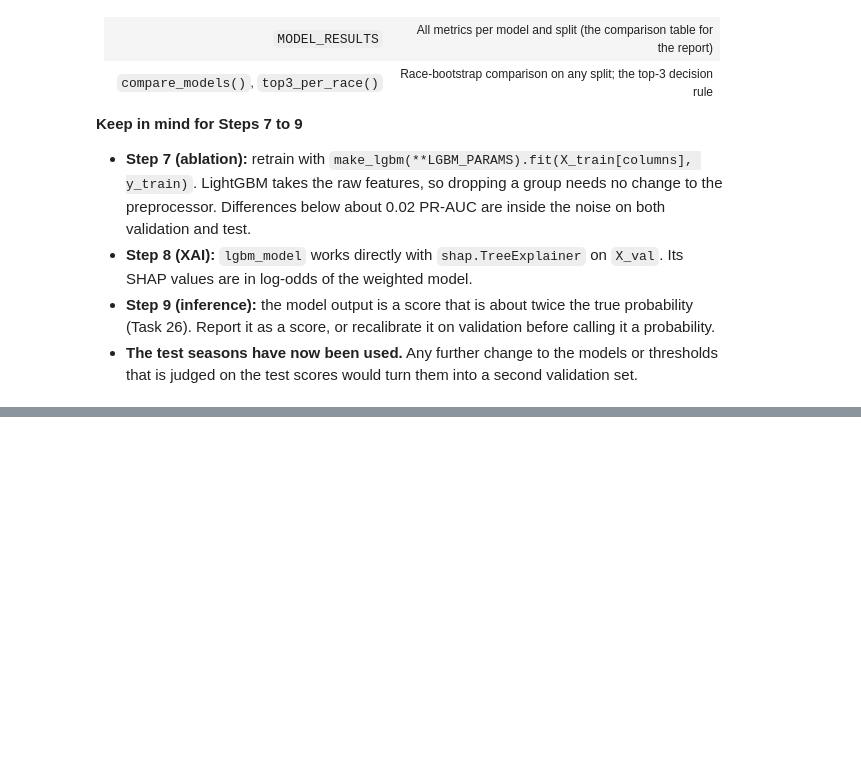
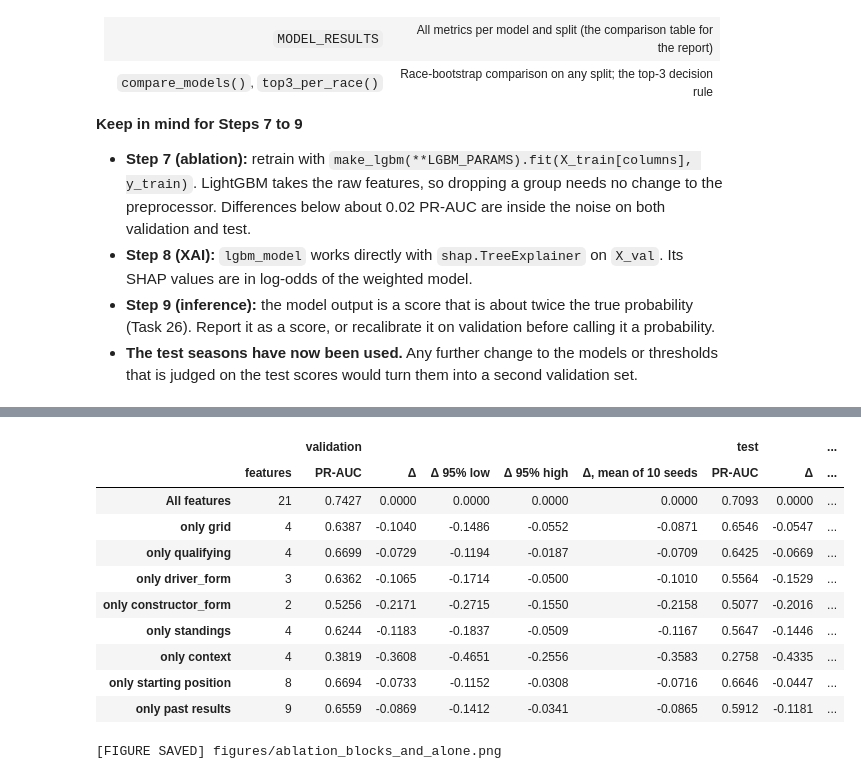
Before and after one commit to Abdel-RahmanIII/Formula-1, a Jupyter notebook: formula-1.ipynb, the cells around one changed output, grey strips where cells are left out. Drawn from its saved outputs; the diff is of its cells as text; code cells hidden in the pictures; blank space fills up the shorter version.

```diff
--- a/formula-1.ipynb
+++ b/formula-1.ipynb
@@ -3400,0 +3574,41 @@ The untuned logistic regression is level with the forest and LightGBM and slight
+# %%
+# Task 31.2: train on one group or one block alone
+alone_ablation = ablation_table({**{f"only {group}": cols for group, cols in FEATURE_GROUPS.items()},
+                                 **{f"only {block}": cols for block, cols in BLOCK_COLUMNS.items() if len(FEATURE_BLOCKS[block]) > 1}})
+display(alone_ablation.round(4))
+# %% [output]
+|  |  | validation |  |  |  |  | test |  | ... |
+|  | features | PR-AUC | Δ | Δ 95% low | Δ 95% high | Δ, mean of 10 seeds | PR-AUC | Δ | ... |
+| All features | 21 | 0.7427 | 0.0000 | 0.0000 | 0.0000 | 0.0000 | 0.7093 | 0.0000 | ... |
+| only grid | 4 | 0.6387 | -0.1040 | -0.1486 | -0.0552 | -0.0871 | 0.6546 | -0.0547 | ... |
+| only qualifying | 4 | 0.6699 | -0.0729 | -0.1194 | -0.0187 | -0.0709 | 0.6425 | -0.0669 | ... |
+| only driver_form | 3 | 0.6362 | -0.1065 | -0.1714 | -0.0500 | -0.1010 | 0.5564 | -0.1529 | ... |
+| only constructor_form | 2 | 0.5256 | -0.2171 | -0.2715 | -0.1550 | -0.2158 | 0.5077 | -0.2016 | ... |
+| only standings | 4 | 0.6244 | -0.1183 | -0.1837 | -0.0509 | -0.1167 | 0.5647 | -0.1446 | ... |
+| only context | 4 | 0.3819 | -0.3608 | -0.4651 | -0.2556 | -0.3583 | 0.2758 | -0.4335 | ... |
+| only starting position | 8 | 0.6694 | -0.0733 | -0.1152 | -0.0308 | -0.0716 | 0.6646 | -0.0447 | ... |
+| only past results | 9 | 0.6559 | -0.0869 | -0.1412 | -0.0341 | -0.0865 | 0.5912 | -0.1181 | ... |
+# %%
+# Task 31.3: blocks removed, and groups and blocks used alone
+fig, axes = plt.subplots(1, 2, figsize=(16, 6.5), gridspec_kw={"width_ratios": [1, 1.15]})
+block_rows = [f"without {block}" for block in FEATURE_BLOCKS]
+plot_delta_bars(axes[0], block_ablation, block_rows, [f"{block}\n({' + '.join(groups)})" if len(groups) > 1 else block for block, groups in FEATURE_BLOCKS.items()])
+axes[0].set(title="Leave One Block Out: Change in PR-AUC", xlabel="PR-AUC without the block − PR-AUC with all features (95% interval)", ylabel="Removed block")
+axes[0].legend(title="Seasons", loc="lower left")
+
+alone_rows = alone_ablation.drop(index=ALL_FEATURES).sort_values(("validation", "PR-AUC"), ascending=False).index.tolist()
+positions, height = np.arange(len(alone_rows)), 0.38
+for offset, split in zip([-height / 2, height / 2], ABLATION_SPLITS):
+    axes[1].barh(positions + offset, alone_ablation.loc[alone_rows, (split, "PR-AUC")].astype(float), height=height, color=SPLIT_COLORS[split], label=split.capitalize())
+    axes[1].axvline(alone_ablation.loc[ALL_FEATURES, (split, "PR-AUC")], color=SPLIT_COLORS[split], linestyle="--", label=f"All features, {split}")
+grid_rule_pr_auc = MODEL_RESULTS.loc[GRID_RULE, "PR-AUC"]
+axes[1].axvline(grid_rule_pr_auc["validation"], color=F1_PALETTE["dark"], linestyle=":",
+                label=f"{GRID_RULE} (validation {grid_rule_pr_auc['validation']:.3f}, test {grid_rule_pr_auc['test']:.3f})")
+axes[1].set_yticks(positions, [row.removeprefix("only ") for row in alone_rows])
+axes[1].invert_yaxis()
+axes[1].set(title=f"{LGBM} Trained on One Group or Block Alone", xlabel="PR-AUC", xlim=(0, 0.8), ylabel="Features used")
+axes[1].legend(loc="upper center", bbox_to_anchor=(0.5, -0.12), ncol=2)
+save_fig("ablation_blocks_and_alone")
+plt.show()
+# %% [output]
+[FIGURE SAVED] figures/ablation_blocks_and_alone.png
```
Also changed, not shown: parts of 33 cells of this notebook, 11 other files.
